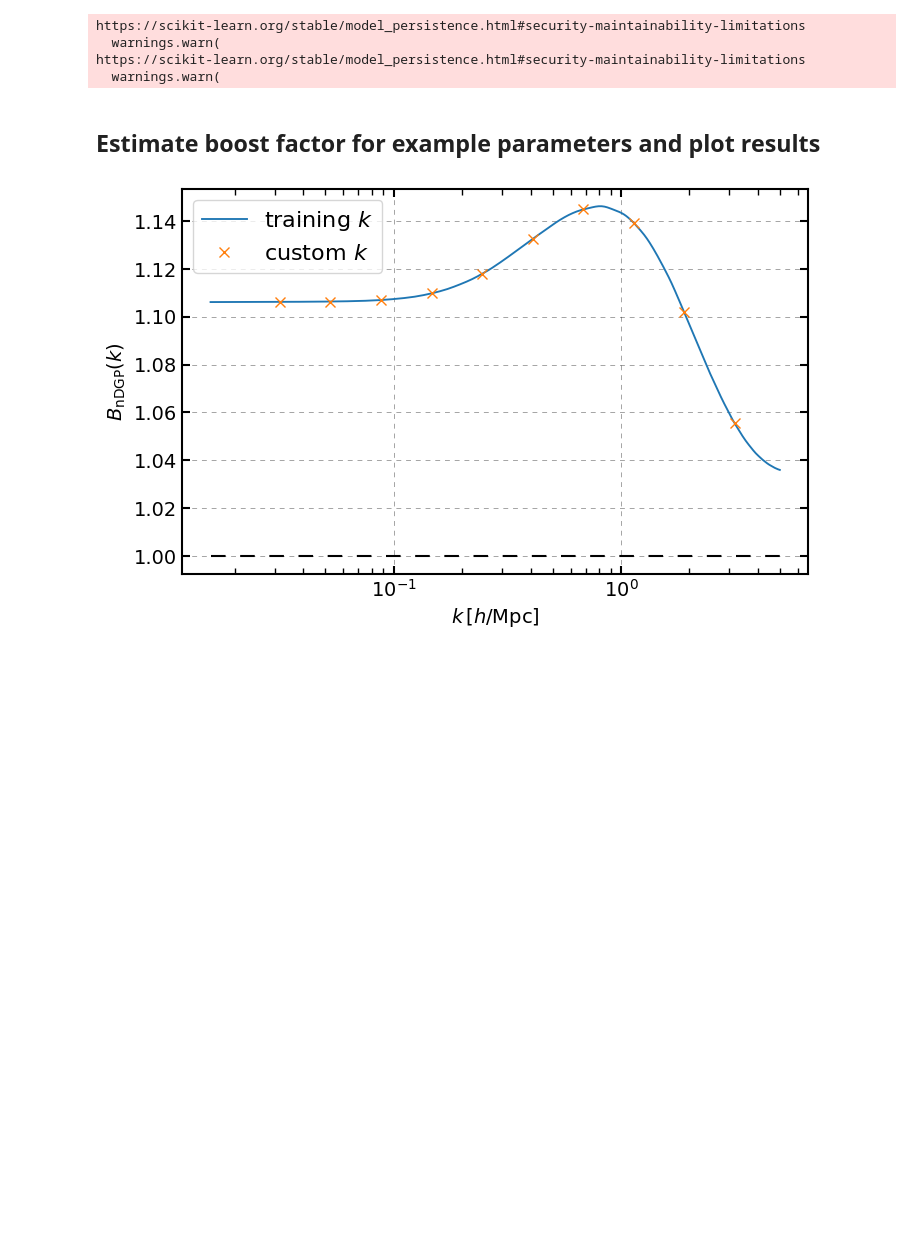
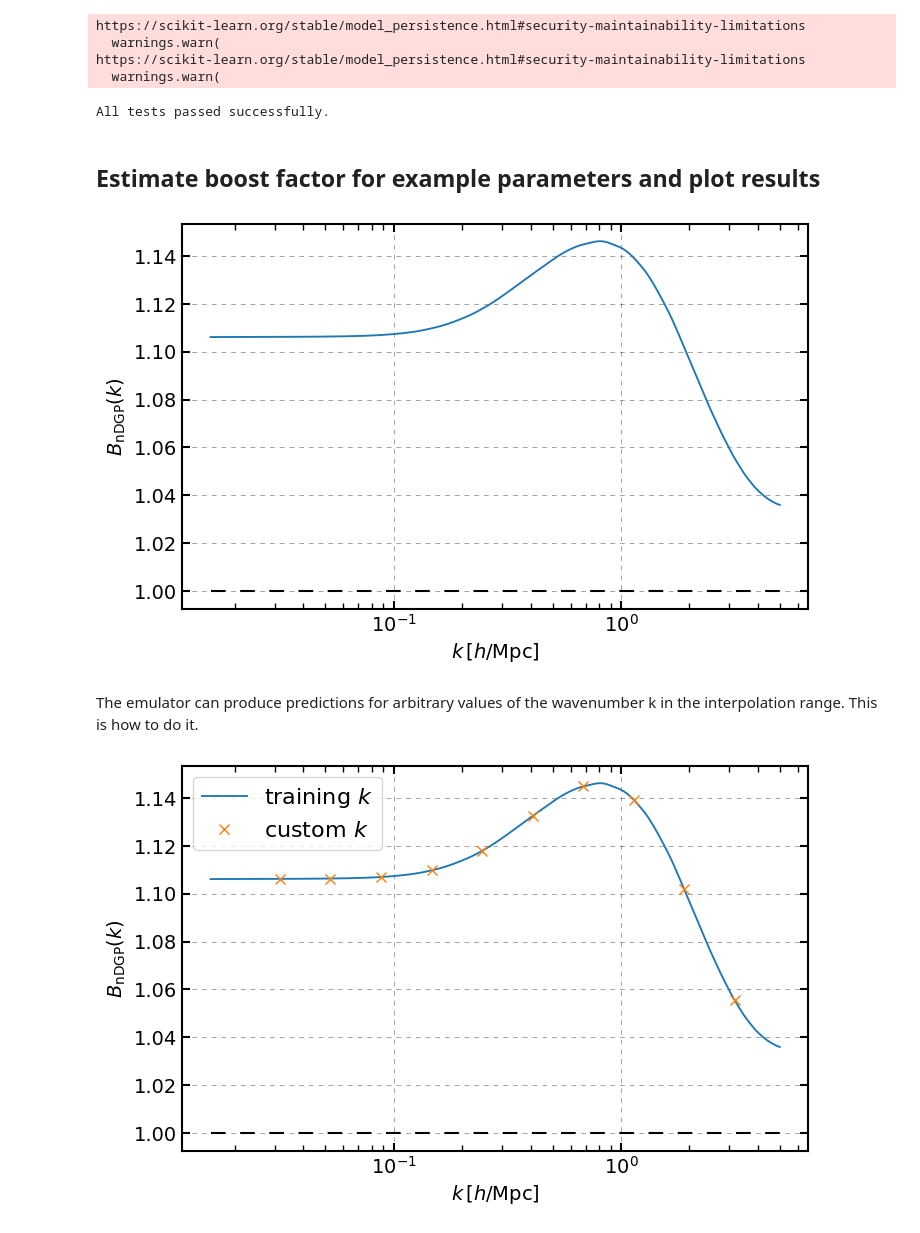
Before and after one commit to BartolomeoF/nDGPemu, a Jupyter notebook: notebooks/example.ipynb, the cells around one changed output. Cells and saved outputs as stored; diff of their text form; code cells hidden in the pictures; blank space fills up the shorter version.

Commit message:
Add test module

```diff
--- a/notebooks/example.ipynb
+++ b/notebooks/example.ipynb
@@ -18,6 +18,11 @@ https://scikit-learn.org/stable/model_persistence.html#security-maintainability-
   warnings.warn(
 https://scikit-learn.org/stable/model_persistence.html#security-maintainability-limitations
   warnings.warn(
+# %%
+# check it is working as expected
+test_predict(model)
+# %% [output]
+All tests passed successfully.
 # %% [markdown]
 ## Estimate boost factor for example parameters and plot results
 # %%
@@ -40,0 +42,9 @@ Bk_custom = model.predict(H0rc,z,cosmo_params, k_out)
+# %%
+plt.semilogx(k_vals, Bk)
+plt.xlabel(r'$k \, [h/{\rm Mpc}]$')
+plt.ylabel(r'$B_{\rm nDGP}(k)$')
+plt.hlines(1,k_vals.min(),k_vals.max(), 'k','--', lw=1.5);
+# %% [output]
+[figure, added]
+# %% [markdown]
+The emulator can produce predictions for arbitrary values of the wavenumber k in the interpolation range. This is how to do it.
```
Also changed, not shown: parts of 7 cells of this notebook, 4 other files.
